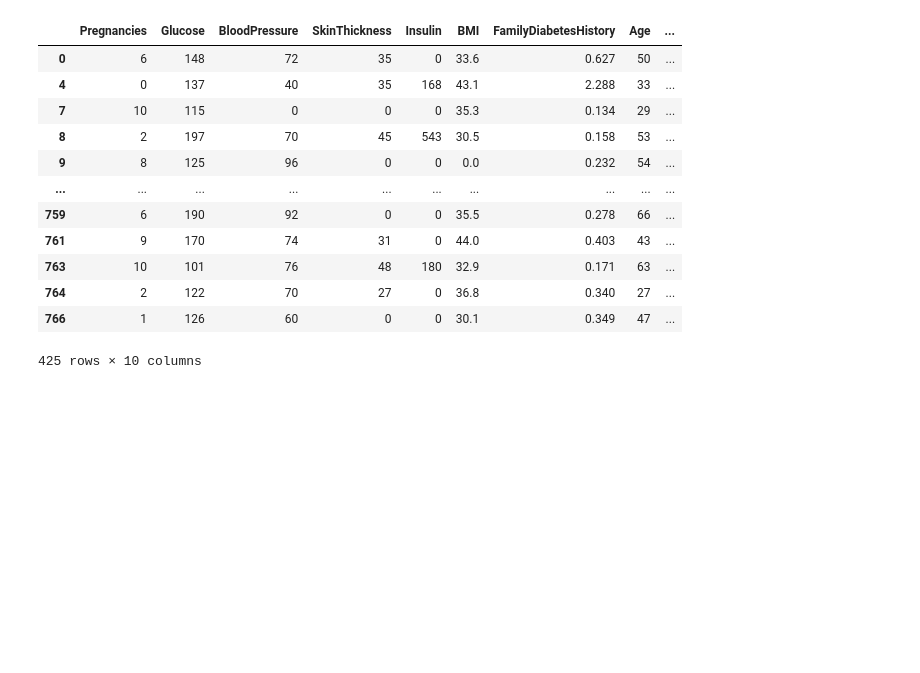
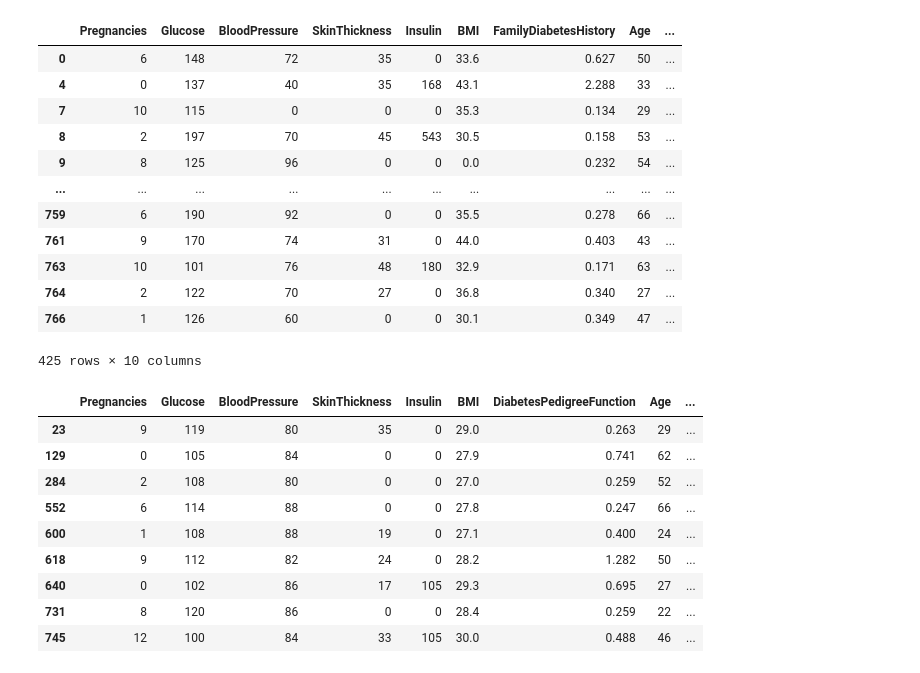
Before and after one commit to edytea/ACE-big-bio-data-class, a Jupyter notebook: Assignments/ACE_Big_Data_Class_Feb_2024_Pandas_Live_Class And Assignment.ipynb, the cells around one changed output. Saved outputs shown, nothing was run; the diff lists cells and outputs as text; code cells hidden in the pictures; blank space fills up the shorter version.

```diff
--- a/Assignments/ACE_Big_Data_Class_Feb_2024_Pandas_Live_Class And Assignment.ipynb
+++ b/Assignments/ACE_Big_Data_Class_Feb_2024_Pandas_Live_Class And Assignment.ipynb
@@ -557,3 +564,22 @@ filtered_data3
 | 764 | 2 | 122 | 70 | 27 | 0 | 36.8 | 0.340 | 27 | ... |
 | 766 | 1 | 126 | 60 | 0 | 0 | 30.1 | 0.349 | 47 | ... |
 425 rows × 10 columns
+# %%
+# Screening for Pre-Diabetes: Filter individuals with 'Glucose' levels between 100 and 125, 'BMI' between 25 and 30, and 'BloodPressure' between 80 and 89.
+filtered_data4 = data[
+    (data["Glucose"].between(100, 125))
+    & (data["BMI"].between(25, 30))
+    & (data["BloodPressure"].between(80, 89))
+]
+filtered_data4
+# %% [output]
+|  | Pregnancies | Glucose | BloodPressure | SkinThickness | Insulin | BMI | DiabetesPedigreeFunction | Age | ... |
+| 23 | 9 | 119 | 80 | 35 | 0 | 29.0 | 0.263 | 29 | ... |
+| 129 | 0 | 105 | 84 | 0 | 0 | 27.9 | 0.741 | 62 | ... |
+| 284 | 2 | 108 | 80 | 0 | 0 | 27.0 | 0.259 | 52 | ... |
+| 552 | 6 | 114 | 88 | 0 | 0 | 27.8 | 0.247 | 66 | ... |
+| 600 | 1 | 108 | 88 | 19 | 0 | 27.1 | 0.400 | 24 | ... |
+| 618 | 9 | 112 | 82 | 24 | 0 | 28.2 | 1.282 | 50 | ... |
+| 640 | 0 | 102 | 86 | 17 | 105 | 29.3 | 0.695 | 27 | ... |
+| 731 | 8 | 120 | 86 | 0 | 0 | 28.4 | 0.259 | 22 | ... |
+| 745 | 12 | 100 | 84 | 33 | 105 | 30.0 | 0.488 | 46 | ... |
```
Also changed, not shown: parts of 3 cells of this notebook.
